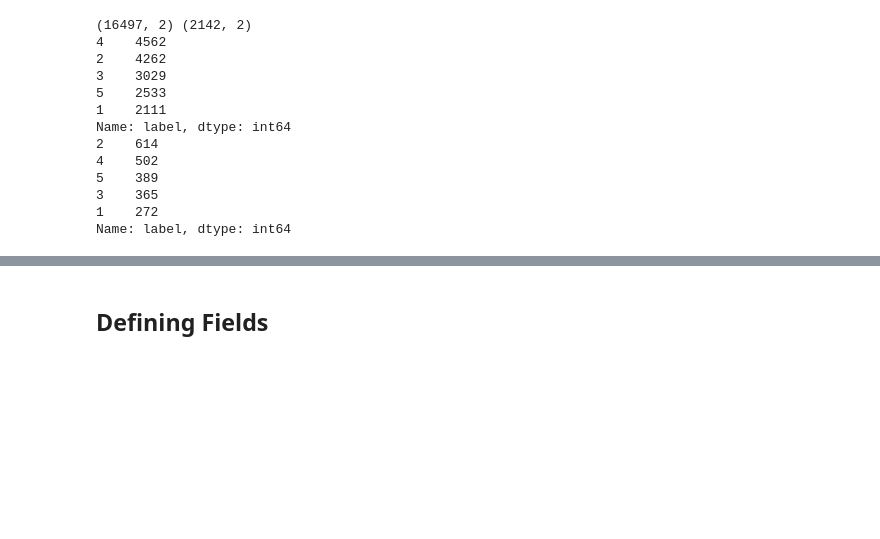
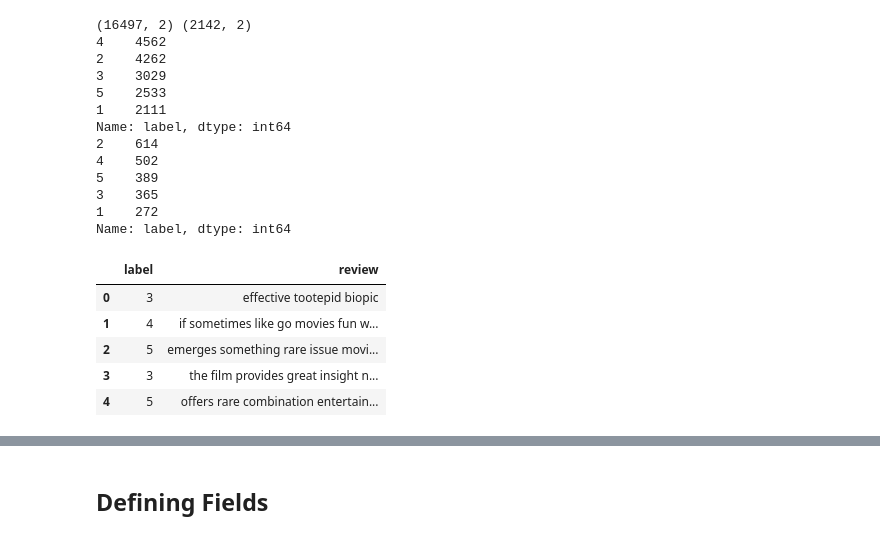
Before and after one commit to dexter11235813/END_1.0, a Jupyter notebook: assignment_7/assignment_7.ipynb, the cells around one changed output, grey strips where cells are left out. Saved outputs shown, nothing was run; the diff lists cells and outputs as text; code cells hidden in the pictures; blank space fills up the shorter version.

```diff
--- a/assignment_7/assignment_7.ipynb
+++ b/assignment_7/assignment_7.ipynb
@@ -198,3 +198,12 @@ Name: label, dtype: int64
 3    365
 1    272
 Name: label, dtype: int64
+# %%
+test_df.head()
+# %% [output]
+|  | label | review |
+| 0 | 3 | effective tootepid biopic |
+| 1 | 4 | if sometimes like go movies fun w... |
+| 2 | 5 | emerges something rare issue movi... |
+| 3 | 3 | the film provides great insight n... |
+| 4 | 5 | offers rare combination entertain... |
```
Also changed, not shown: parts of 9 cells of this notebook.
